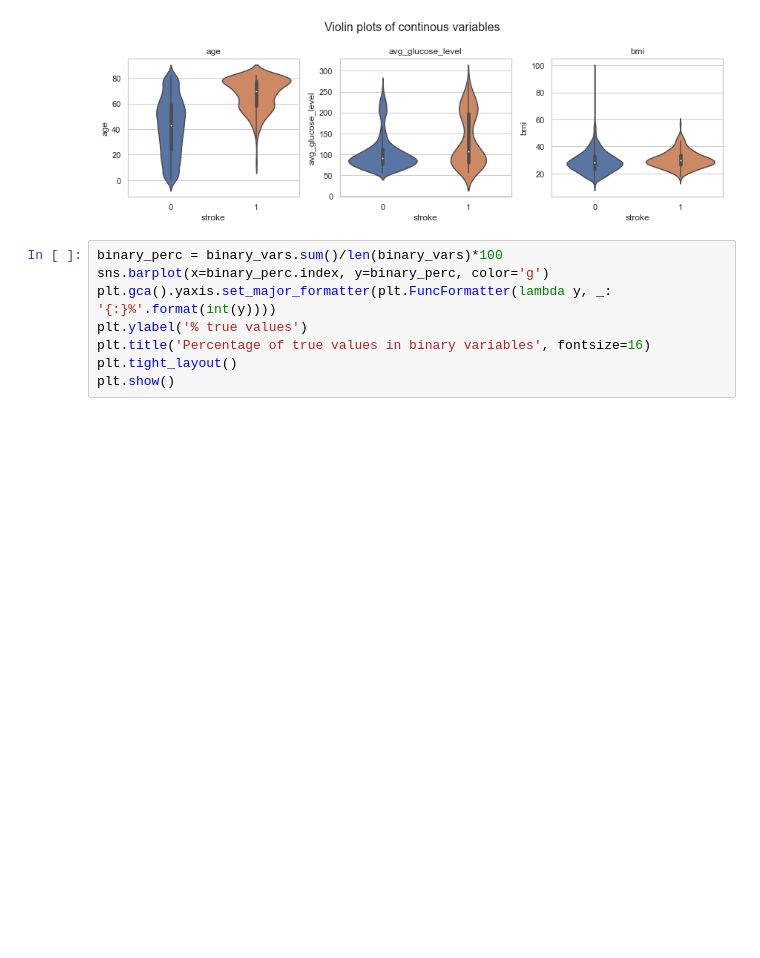
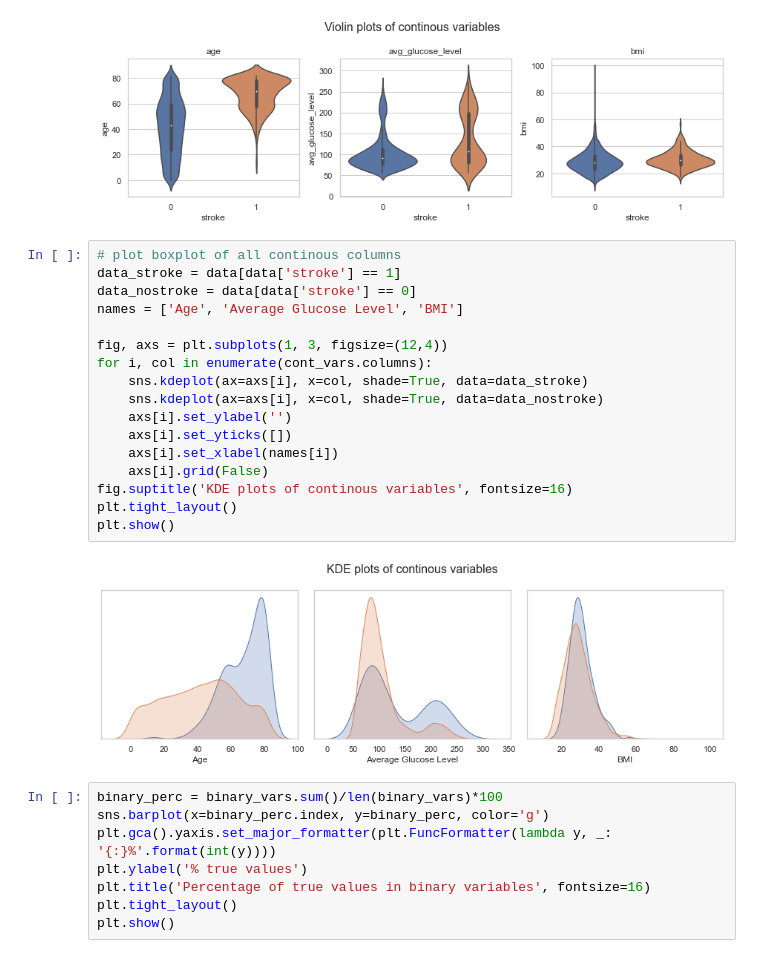
Before and after one commit to sddiener/Comparison-of-Decision-Tree-and-KNN-for-Stroke-Prediction, a Jupyter notebook: Preprocessing stroke.ipynb, the cells around one changed output. Drawn from its saved outputs; the diff is of its cells as text; blank space fills up the shorter version.

Commit message:
added visualization

```diff
--- a/Preprocessing stroke.ipynb
+++ b/Preprocessing stroke.ipynb
@@ -93,6 +105,25 @@ plt.tight_layout()
 plt.show()
 # %% [output]
 [figure]
+# %%
+# plot boxplot of all continous columns
+data_stroke = data[data['stroke'] == 1]
+data_nostroke = data[data['stroke'] == 0]
+names = ['Age', 'Average Glucose Level', 'BMI']
+
+fig, axs = plt.subplots(1, 3, figsize=(12,4))
+for i, col in enumerate(cont_vars.columns):
+    sns.kdeplot(ax=axs[i], x=col, shade=True, data=data_stroke)
+    sns.kdeplot(ax=axs[i], x=col, shade=True, data=data_nostroke)
+    axs[i].set_ylabel('')
+    axs[i].set_yticks([])
+    axs[i].set_xlabel(names[i])
+    axs[i].grid(False)
+fig.suptitle('KDE plots of continous variables', fontsize=16)
+plt.tight_layout()
+plt.show()
+# %% [output]
+[figure, added]
 # %%
 binary_perc = binary_vars.sum()/len(binary_vars)*100
 sns.barplot(x=binary_perc.index, y=binary_perc, color='g')
```
Also changed, not shown: parts of 5 cells of this notebook, 1 other file.
